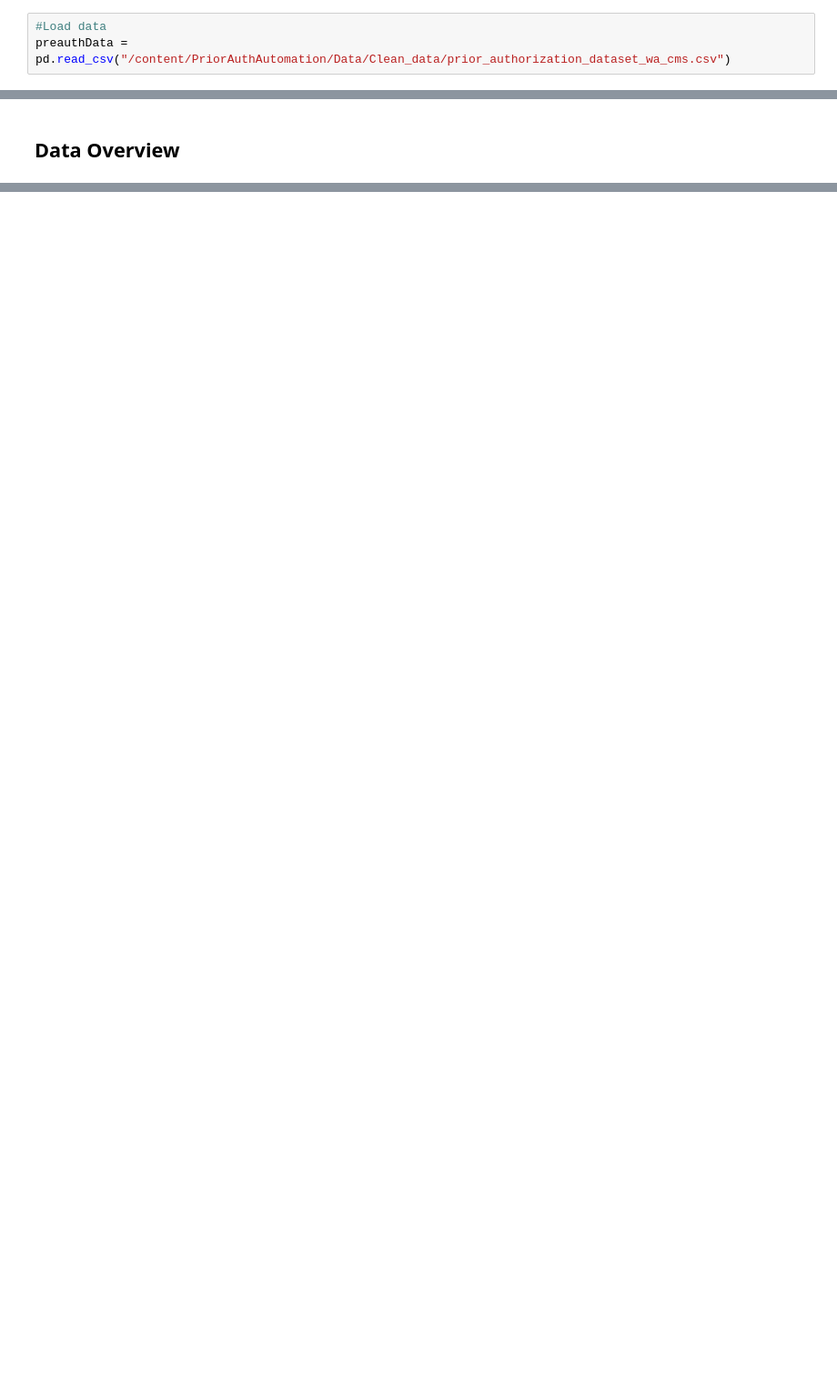
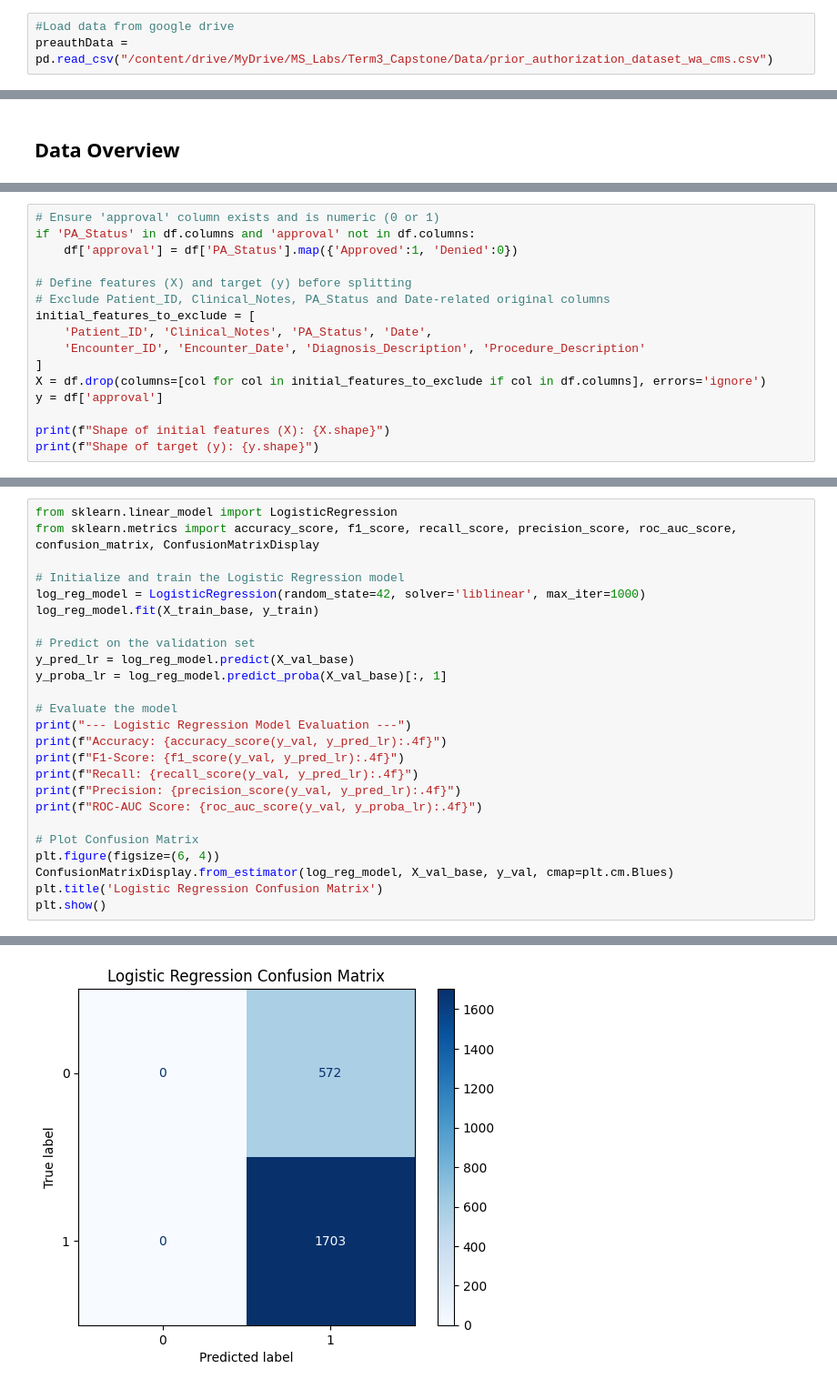
Before and after one commit to KavyaKShetty5/PriorAuthAutomation, a Jupyter notebook: PR_Automation.ipynb, the cells around one changed output, grey strips where cells are left out. Shown at 91% size. Saved outputs shown, nothing was run; the diff lists cells and outputs as text; blank space fills up the shorter version.

```diff
--- a/PR_Automation.ipynb
+++ b/PR_Automation.ipynb
@@ -104,4 +118,4 @@ Drive already mounted at /content/drive; to attempt to forcibly remount, call dr
 # %%
-#Load data
-preauthData = pd.read_csv("/content/PriorAuthAutomation/Data/Clean_data/prior_authorization_dataset_wa_cms.csv")
+#Load data from google drive
+preauthData = pd.read_csv("/content/drive/MyDrive/MS_Labs/Term3_Capstone/Data/prior_authorization_dataset_wa_cms.csv")
 # %%
@@ -2243,0 +413,16 @@ weighted avg       0.62      0.73      0.65      2275
+# %%
+# Ensure 'approval' column exists and is numeric (0 or 1)
+if 'PA_Status' in df.columns and 'approval' not in df.columns:
+    df['approval'] = df['PA_Status'].map({'Approved':1, 'Denied':0})
+
+# Define features (X) and target (y) before splitting
+# Exclude Patient_ID, Clinical_Notes, PA_Status and Date-related original columns
+initial_features_to_exclude = [
+    'Patient_ID', 'Clinical_Notes', 'PA_Status', 'Date',
+    'Encounter_ID', 'Encounter_Date', 'Diagnosis_Description', 'Procedure_Description'
+]
+X = df.drop(columns=[col for col in initial_features_to_exclude if col in df.columns], errors='ignore')
+y = df['approval']
+
+print(f"Shape of initial features (X): {X.shape}")
+print(f"Shape of target (y): {y.shape}")
@@ -2243,0 +512,26 @@ weighted avg       0.62      0.73      0.65      2275
+# %%
+from sklearn.linear_model import LogisticRegression
+from sklearn.metrics import accuracy_score, f1_score, recall_score, precision_score, roc_auc_score, confusion_matrix, ConfusionMatrixDisplay
+
+# Initialize and train the Logistic Regression model
+log_reg_model = LogisticRegression(random_state=42, solver='liblinear', max_iter=1000)
+log_reg_model.fit(X_train_base, y_train)
+
+# Predict on the validation set
+y_pred_lr = log_reg_model.predict(X_val_base)
+y_proba_lr = log_reg_model.predict_proba(X_val_base)[:, 1]
+
+# Evaluate the model
+print("--- Logistic Regression Model Evaluation ---")
+print(f"Accuracy: {accuracy_score(y_val, y_pred_lr):.4f}")
+print(f"F1-Score: {f1_score(y_val, y_pred_lr):.4f}")
+print(f"Recall: {recall_score(y_val, y_pred_lr):.4f}")
+print(f"Precision: {precision_score(y_val, y_pred_lr):.4f}")
+print(f"ROC-AUC Score: {roc_auc_score(y_val, y_proba_lr):.4f}")
+
+# Plot Confusion Matrix
+plt.figure(figsize=(6, 4))
+ConfusionMatrixDisplay.from_estimator(log_reg_model, X_val_base, y_val, cmap=plt.cm.Blues)
+plt.title('Logistic Regression Confusion Matrix')
+plt.show()
+# %% [output]
@@ -2243,0 +545 @@ weighted avg       0.62      0.73      0.65      2275
+[figure, added]
```
Also changed, not shown: parts of 118 cells of this notebook.
